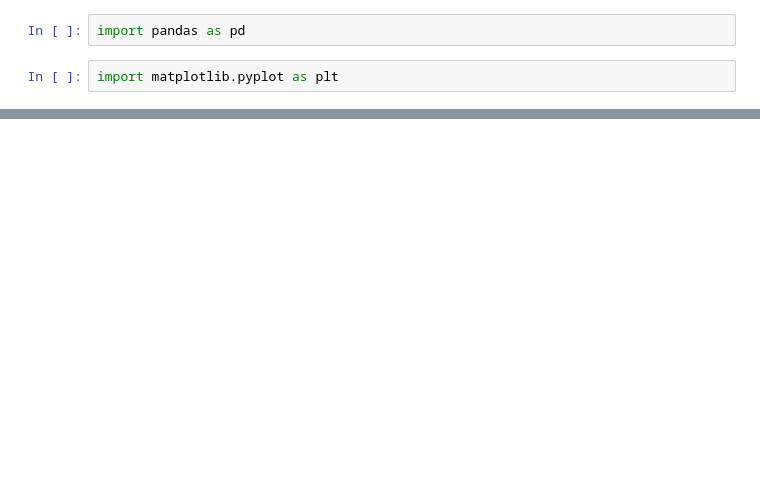
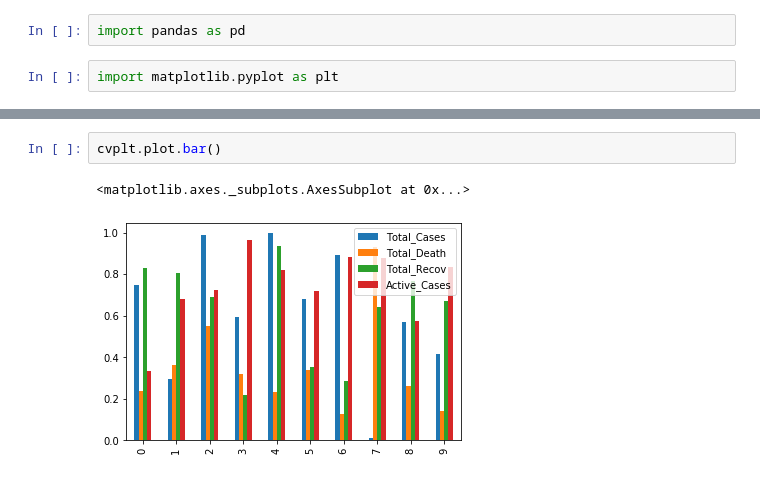
Before and after one commit to yordanisp/Pandas, a Jupyter notebook: Covid-19.ipynb, the cells around one changed output, grey strips where cells are left out. Cells and saved outputs as stored; diff of their text form; blank space fills up the shorter version.

```diff
--- a/Covid-19.ipynb
+++ b/Covid-19.ipynb
@@ -24,0 +77,5 @@ cv = cv.fillna(0)
+# %%
+cvplt.plot.bar()
+# %% [output]
+<matplotlib.axes._subplots.AxesSubplot at 0x...>
+[figure, added]
```
Also changed, not shown: parts of 21 cells of this notebook, 3 other files.
